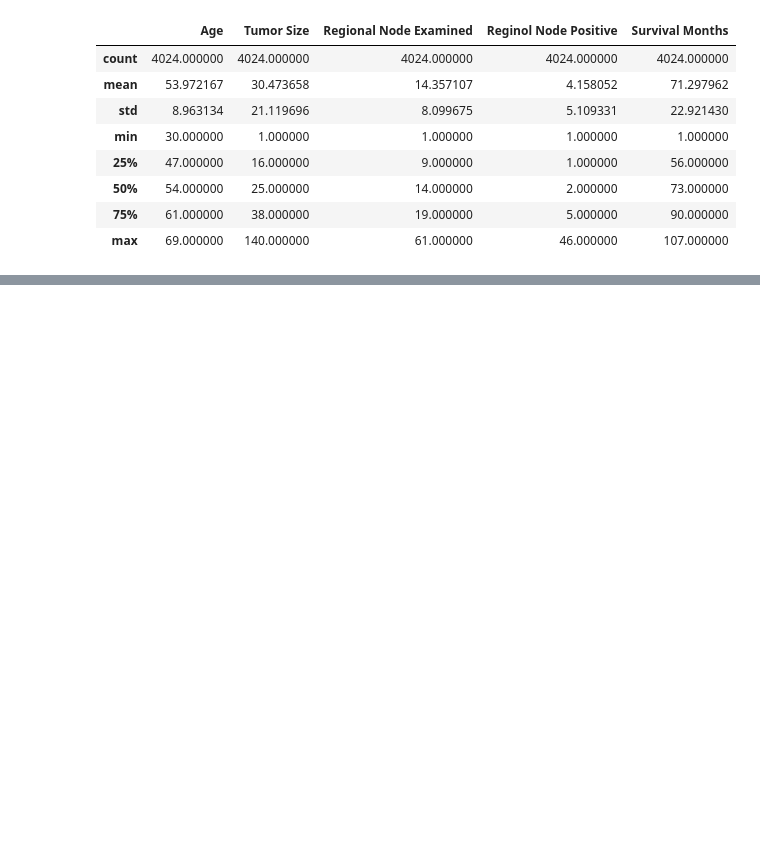
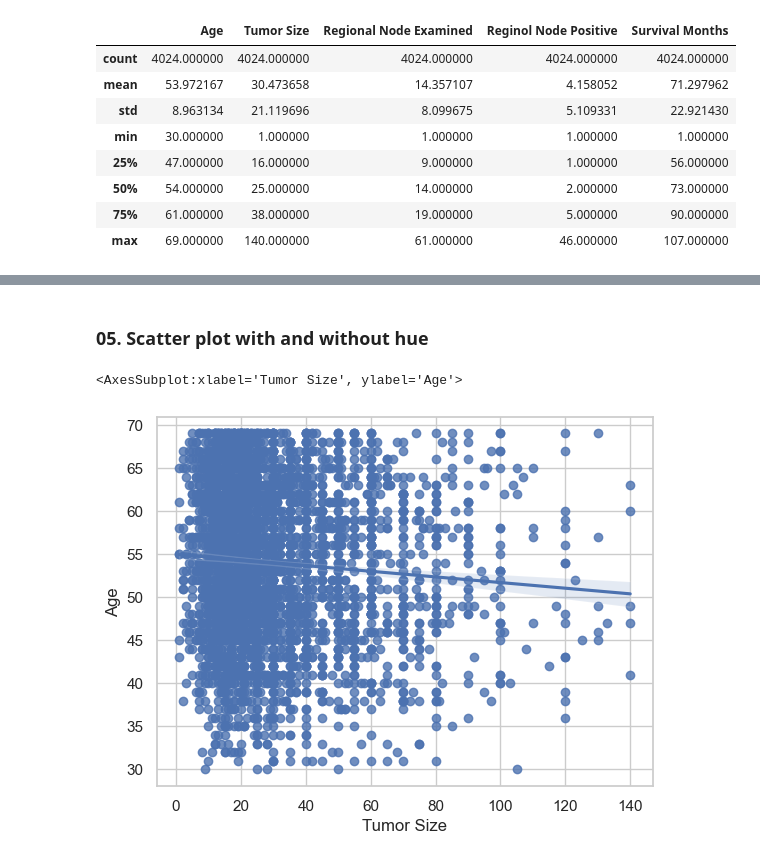
Before and after one commit to masrufjaman/Breast-Cancer-Prediction, a Jupyter notebook: breast-cancer-prediction.ipynb, the cells around one changed output, grey strips where cells are left out. Cells and saved outputs as stored; diff of their text form; code cells hidden in the pictures; blank space fills up the shorter version.

```diff
--- a/breast-cancer-prediction.ipynb
+++ b/breast-cancer-prediction.ipynb
@@ -109,0 +181,10 @@ dtype: bool
+# %% [markdown]
+### 05. Scatter plot with and without hue
+# %%
+sns.set(style="whitegrid")
+# %%
+# Scatter plot of Survival Months vs Age with default arguments
+sns.regplot(x=data['Tumor Size'], y=data['Age'])
+# %% [output]
+<AxesSubplot:xlabel='Tumor Size', ylabel='Age'>
+[figure, added]
```
Also changed, not shown: parts of 86 cells of this notebook, 4 other files.
